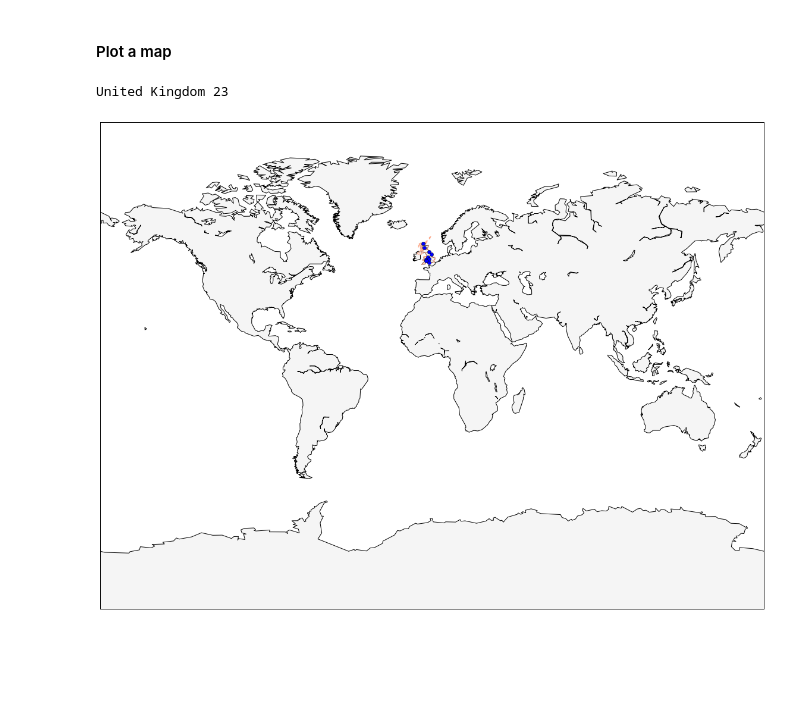
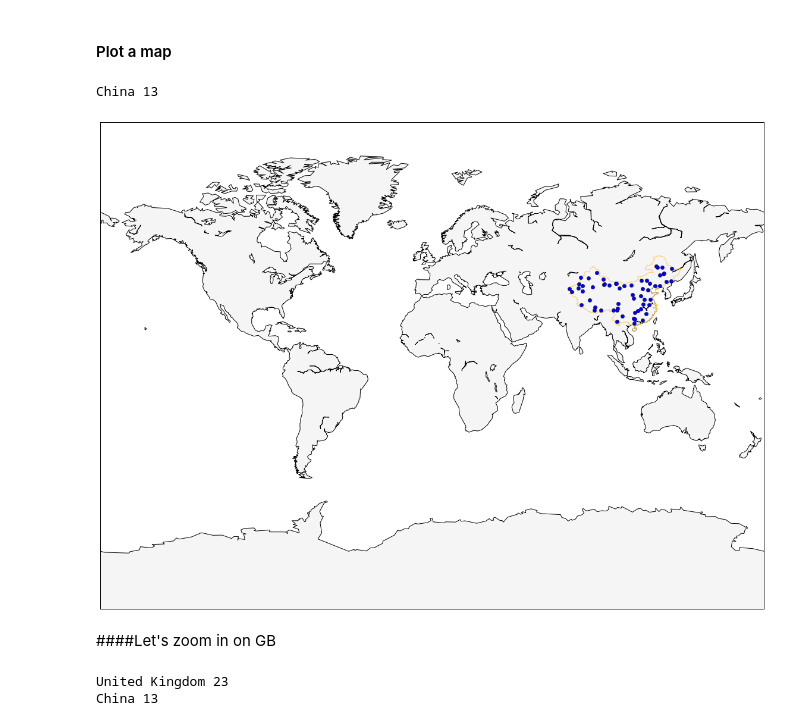
Before and after one commit to bristol-seds/pico-tracker, a Jupyter notebook: sim/geofence/geofence.ipynb, the cells around one changed output. Saved outputs shown, nothing was run; the diff lists cells and outputs as text; code cells hidden in the pictures; blank space fills up the shorter version.

```diff
--- a/sim/geofence/geofence.ipynb
+++ b/sim/geofence/geofence.ipynb
@@ -247,9 +255,9 @@ Utility for returning a random point on the earths surface
 from pylab import *
 from numpy import *
 # %%
-def random_point():
+def random_point(lon0=-180, lon1=180, lat0=-90, lat1=90):
     # lon, lat
-    return (360*(random.rand()-0.5),90*sin(random.rand()*pi))
+    return (lon0+((lon1-lon0)*random.rand()),lat0+((lat1-lat0)*sin(random.rand()*pi)))
 # %%
 print random_point()
 # %% [output]
@@ -307,46 +315,52 @@ from mpl_toolkits.basemap import Basemap, addcyclic
 %matplotlib inline
 pylab.rcParams['figure.figsize'] = (20.0, 16.0)
 # %%
-# Draw country outline
-def draw_outline(m, country):
-    outlines = country['outlines']
-
-    color = '#'+country['colour'][2:]
+# Draw country outlines
+def draw_outlines(m, outlines, color='#ff0000'):
 
     for outline in outlines:
-        lon = [point[0] for point in outline]
-        lat = [point[1] for point in outline]
+        if len(outline) > 2:
 
-        m.plot(lon, lat, alpha=1, c=color, latlon=True)
+            lon = [point[0] for point in outline]
+            lat = [point[1] for point in outline]
+
+            m.plot(lon, lat, alpha=1, c=color, latlon=True)
 # %%
 # Draw map
 m = Basemap(projection='mill')
 
 m.fillcontinents(color='0.96')
 m.drawcoastlines()
 
-
+# Pick out a test country
 for c in countries:
-    if c['isocode'] == 'GB':
+    if c['isocode'] == 'CN':
         print c['name'], len(c['outlines'])
         testc = c
 
-draw_outline(m, testc)
-#for c in countries:
-#    draw_outline(m, c)
+draw_outlines(m, testc['outlines'], '#'+testc['colour'][2:])
 
-
-
-
-rpoints = [random_point() for i in range(10000)]
+rpoints = [random_point() for i in range(4000)]
 
 for point in rpoints:
     if point_in_country(testc, point):
         m.plot(point[0], point[1], 'bo', latlon=True)
-
-
-
-#plt.show()
 # %% [output]
-United Kingdom 23
+China 13
-[figure, old version]
+[figure, new version]
+# %% [markdown]
+####Let's zoom in on GB
+# %%
+# Pick out a test country
+for c in countries:
+    if c['isocode'] == 'GB':
+        print c['name'], len(c['outlines'])
+        gb = c
+
+for c in countries:
+    if c['isocode'] == 'CN':
+        print c['name'], len(c['outlines'])
+        cn = c
+# %% [output]
+United Kingdom 23
+China 13
```
Also changed, not shown: parts of 46 cells of this notebook, 6 other files.
